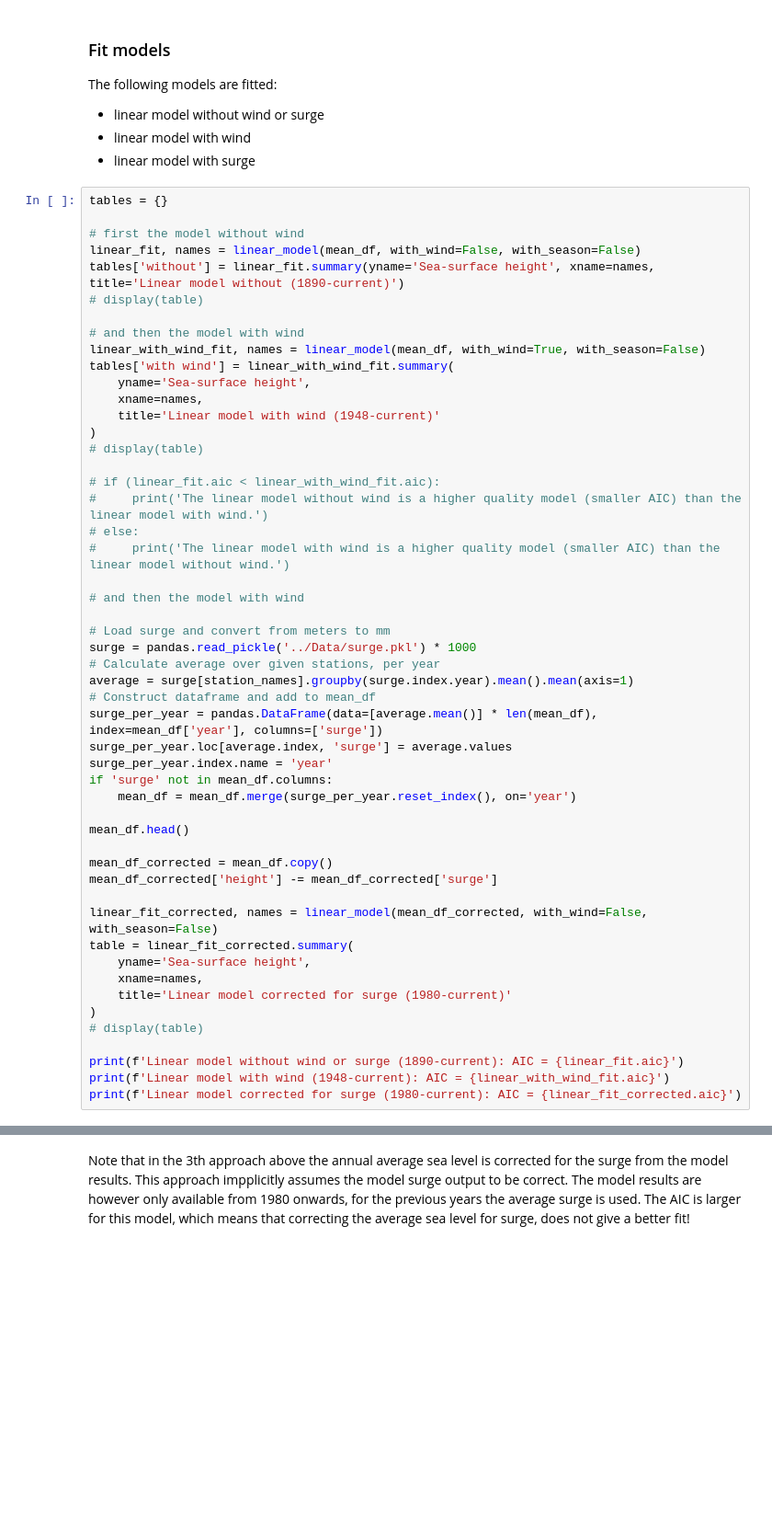
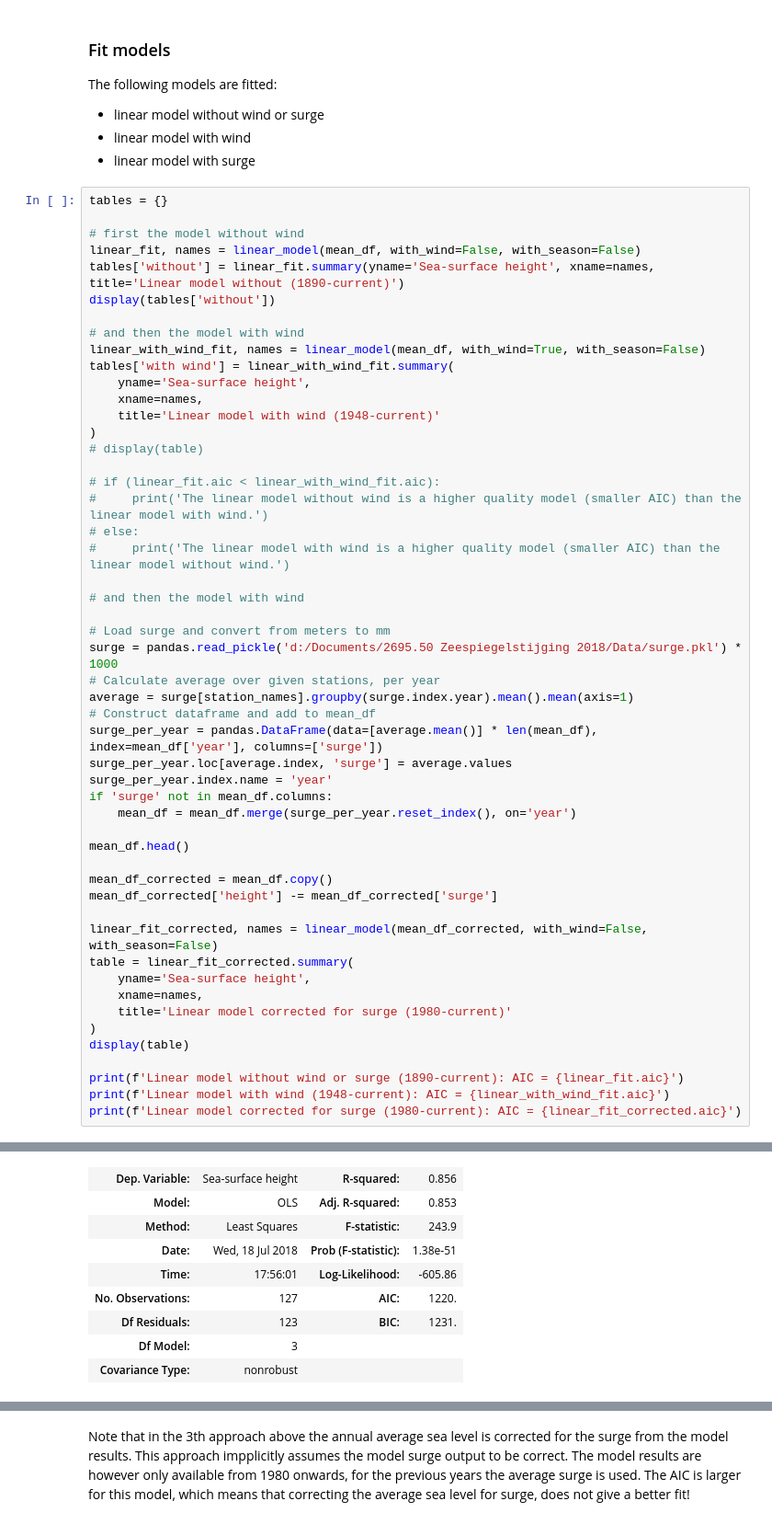
Before and after one commit to openearth/sealevel, a Jupyter notebook: notebooks/analysis/gtsr/Comparison wind and surge data.ipynb, the cells around one changed output, grey strips where cells are left out. Shown at 92% size. Drawn from its saved outputs; the diff is of its cells as text; blank space fills up the shorter version.

```diff
--- a/notebooks/analysis/gtsr/Comparison wind and surge data.ipynb
+++ b/notebooks/analysis/gtsr/Comparison wind and surge data.ipynb
@@ -116,7 +112,7 @@ tables = {}
 # first the model without wind
 linear_fit, names = linear_model(mean_df, with_wind=False, with_season=False)
 tables['without'] = linear_fit.summary(yname='Sea-surface height', xname=names, title='Linear model without (1890-current)')
-# display(table)
+display(tables['without'])
 
 # and then the model with wind
 linear_with_wind_fit, names = linear_model(mean_df, with_wind=True, with_season=False)
@@ -135,7 +131,7 @@ tables['with wind'] = linear_with_wind_fit.summary(
 # and then the model with wind
 
 # Load surge and convert from meters to mm
-surge = pandas.read_pickle('../Data/surge.pkl') * 1000
+surge = pandas.read_pickle('d:/Documents/2695.50 Zeespiegelstijging 2018/Data/surge.pkl') * 1000
 # Calculate average over given stations, per year
 average = surge[station_names].groupby(surge.index.year).mean().mean(axis=1)
 # Construct dataframe and add to mean_df
@@ -156,7 +152,7 @@ table = linear_fit_corrected.summary(
     xname=names,
     title='Linear model corrected for surge (1980-current)'
 )
-# display(table)
+display(table)
 
 print(f'Linear model without wind or surge (1890-current): AIC = {linear_fit.aic}')
 print(f'Linear model with wind (1948-current): AIC = {linear_with_wind_fit.aic}')
@@ -167,0 +162,9 @@ Linear model corrected for surge (1980-current): AIC = 1266.5299555547404
+| Dep. Variable: | Sea-surface height | R-squared: | 0.856 |
+| Model: | OLS | Adj. R-squared: | 0.853 |
+| Method: | Least Squares | F-statistic: | 243.9 |
+| Date: | Wed, 18 Jul 2018 | Prob (F-statistic): | 1.38e-51 |
+| Time: | 17:56:01 | Log-Likelihood: | -605.86 |
+| No. Observations: | 127 | AIC: | 1220. |
+| Df Residuals: | 123 | BIC: | 1231. |
+| Df Model: | 3 |  |  |
+| Covariance Type: | nonrobust |  |  |
```
Also changed, not shown: parts of 5 cells of this notebook, 1 other file.
